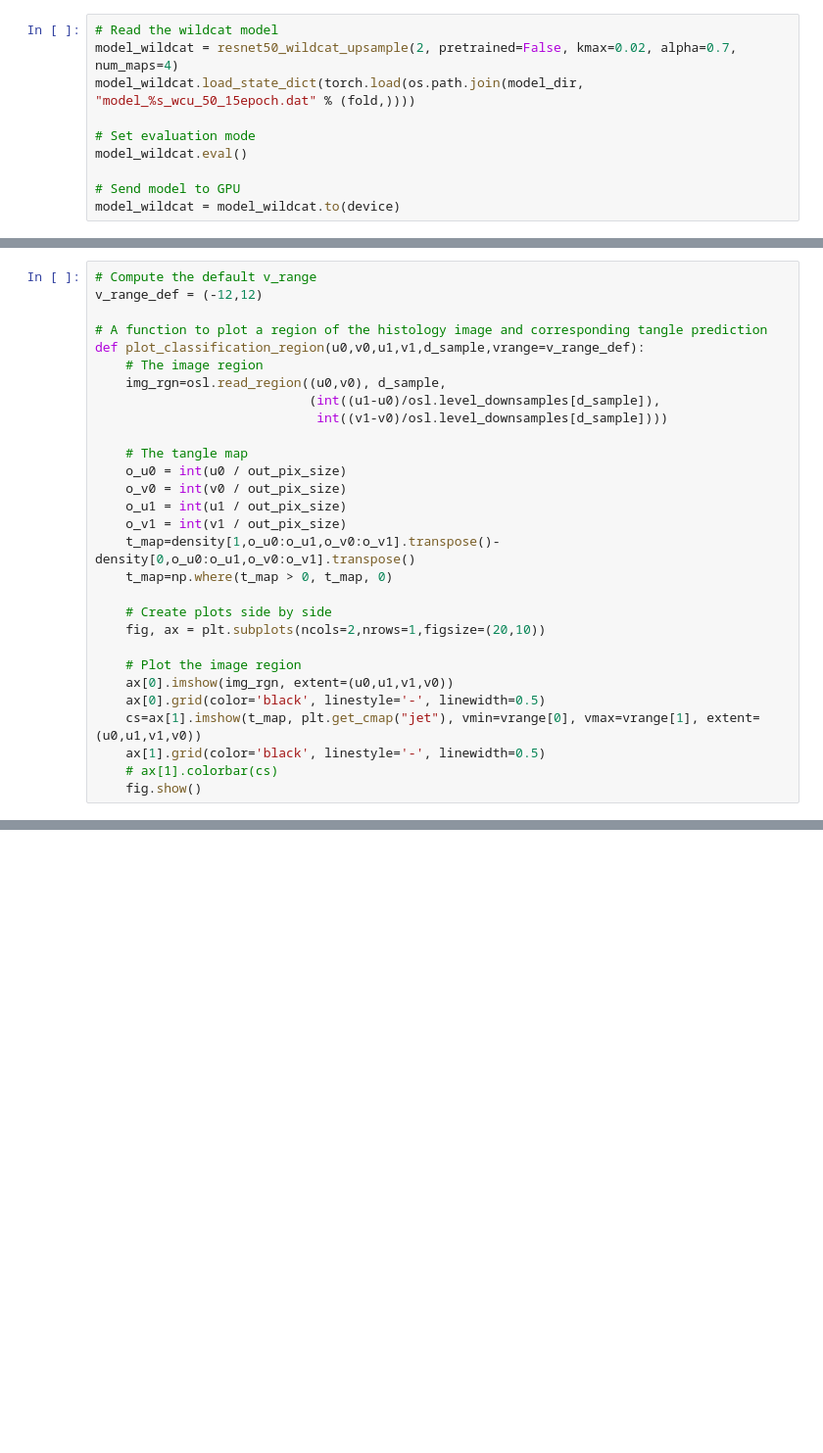
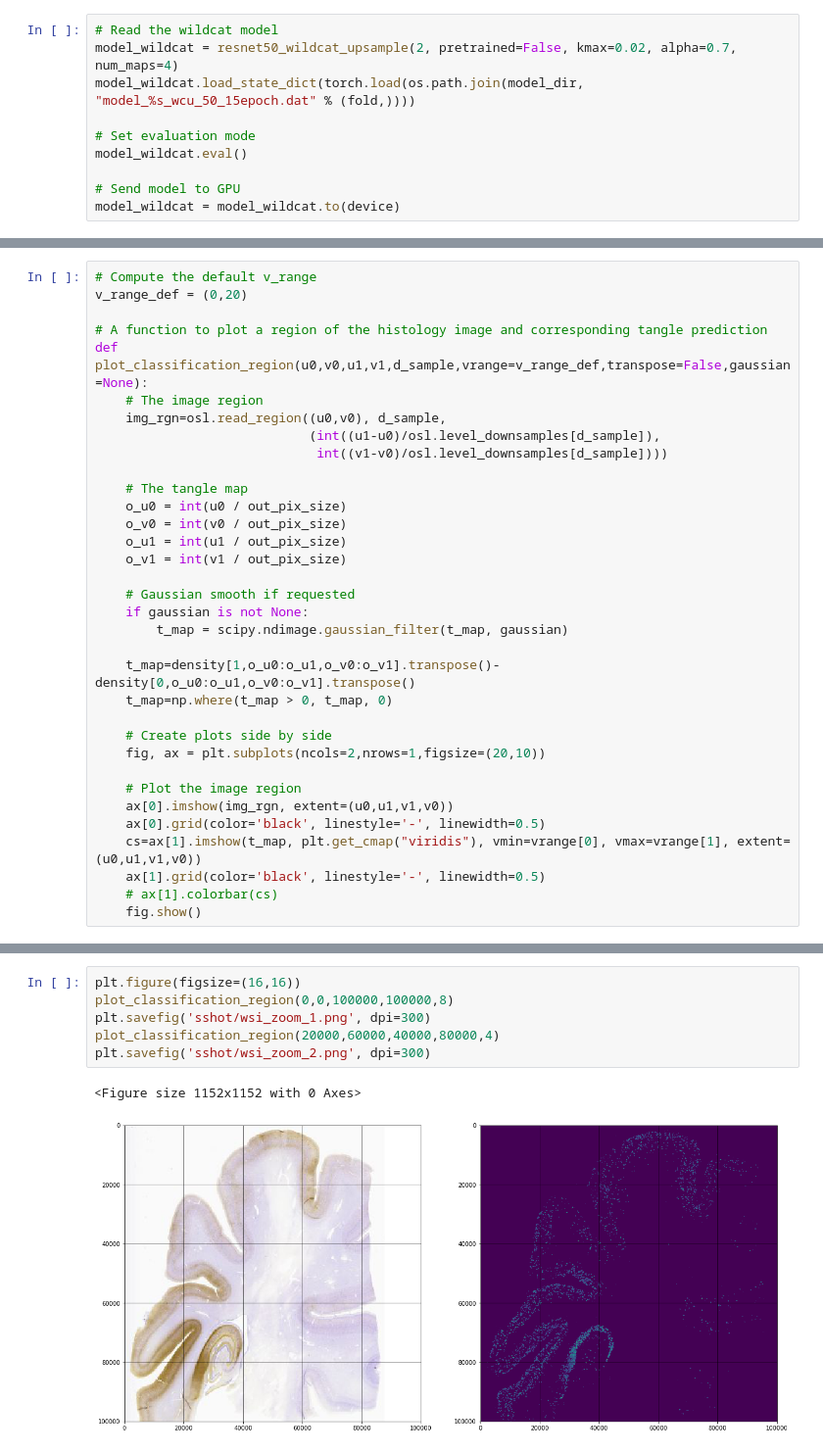
Before and after one commit to pyushkevich/tanglethon-ipynb, a Jupyter notebook: tangles-wcu-scanslide.ipynb, the cells around one changed output, grey strips where cells are left out. Shown at 98% size. Cells and saved outputs as stored; diff of their text form; blank space fills up the shorter version.

```diff
--- a/tangles-wcu-scanslide.ipynb
+++ b/tangles-wcu-scanslide.ipynb
@@ -196,9 +198,9 @@ Chunk: (    18,    30) Times: IO=1.5701 WldC=0.9027 Totl=  2.4728
 # %%
 # Compute the default v_range
-v_range_def = (-12,12)
+v_range_def = (0,20)
 
 # A function to plot a region of the histology image and corresponding tangle prediction
-def plot_classification_region(u0,v0,u1,v1,d_sample,vrange=v_range_def):
+def plot_classification_region(u0,v0,u1,v1,d_sample,vrange=v_range_def,transpose=False,gaussian=None):
     # The image region
     img_rgn=osl.read_region((u0,v0), d_sample,
                             (int((u1-u0)/osl.level_downsamples[d_sample]),
@@ -209,6 +211,11 @@ def plot_classification_region(u0,v0,u1,v1,d_sample,vrange=v_range_def):
     o_v0 = int(v0 / out_pix_size)
     o_u1 = int(u1 / out_pix_size)
     o_v1 = int(v1 / out_pix_size)
+
+    # Gaussian smooth if requested
+    if gaussian is not None:
+        t_map = scipy.ndimage.gaussian_filter(t_map, gaussian)
+
     t_map=density[1,o_u0:o_u1,o_v0:o_v1].transpose()-density[0,o_u0:o_u1,o_v0:o_v1].transpose()
     t_map=np.where(t_map > 0, t_map, 0)
 
@@ -218,7 +225,7 @@ def plot_classification_region(u0,v0,u1,v1,d_sample,vrange=v_range_def):
     # Plot the image region
     ax[0].imshow(img_rgn, extent=(u0,u1,v1,v0))
     ax[0].grid(color='black', linestyle='-', linewidth=0.5)
-    cs=ax[1].imshow(t_map, plt.get_cmap("jet"), vmin=vrange[0], vmax=vrange[1], extent=(u0,u1,v1,v0))
+    cs=ax[1].imshow(t_map, plt.get_cmap("viridis"), vmin=vrange[0], vmax=vrange[1], extent=(u0,u1,v1,v0))
     ax[1].grid(color='black', linestyle='-', linewidth=0.5)
     # ax[1].colorbar(cs)
     fig.show()
@@ -237,0 +232,9 @@ plot_classification_region(31000,116000,32000,117000,0)
+# %%
+plt.figure(figsize=(16,16))
+plot_classification_region(0,0,100000,100000,8)
+plt.savefig('sshot/wsi_zoom_1.png', dpi=300)
+plot_classification_region(20000,60000,40000,80000,4)
+plt.savefig('sshot/wsi_zoom_2.png', dpi=300)
+# %% [output]
+<Figure size 1152x1152 with 0 Axes>
+[figure, added]
```
Also changed, not shown: parts of 8 cells of this notebook, 5 other files.
